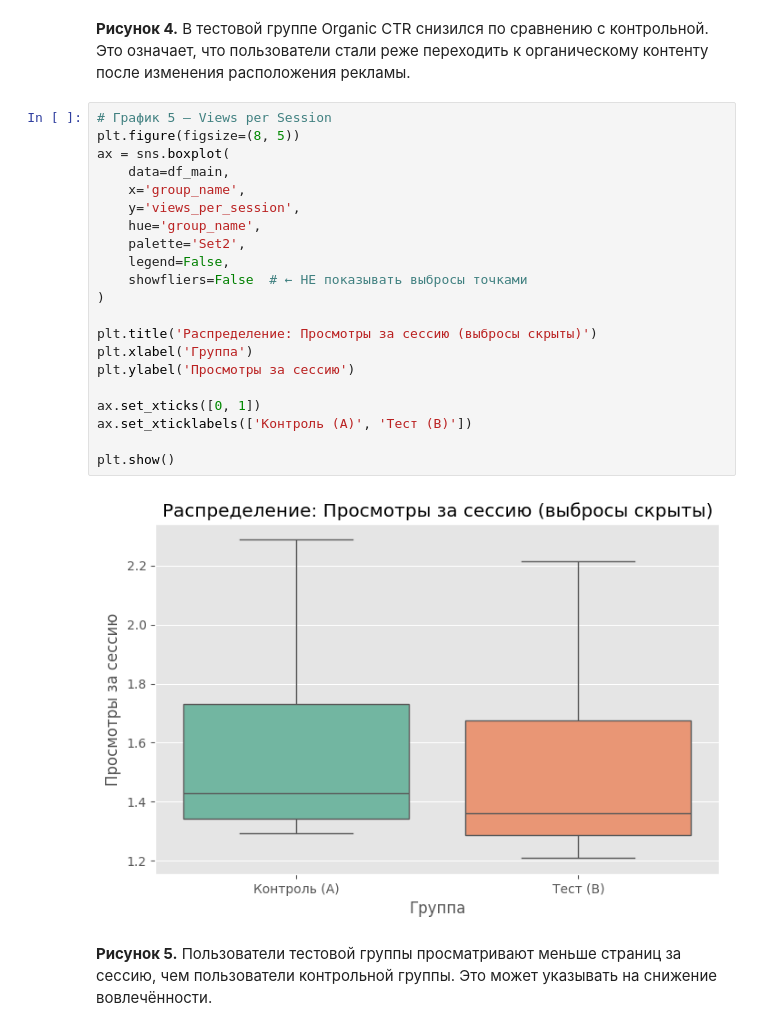
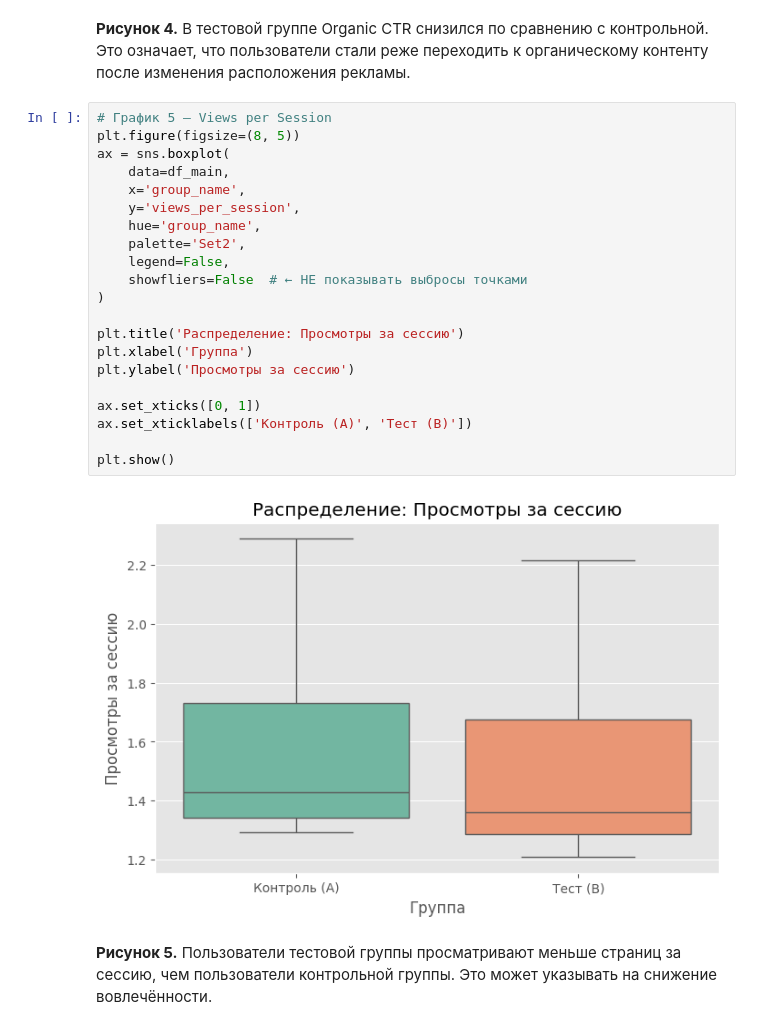
Before and after one commit to ArinaKrasotina/data-analysis, a Jupyter notebook: AB testing/AB test.ipynb, the cells around one changed output. Drawn from its saved outputs; the diff is of its cells as text.

```diff
--- a/AB testing/AB test.ipynb
+++ b/AB testing/AB test.ipynb
@@ -452,26 +523,26 @@ plt.show()
 # %%
 # График 5 — Views per Session
 plt.figure(figsize=(8, 5))
 ax = sns.boxplot(
     data=df_main,
     x='group_name',
     y='views_per_session',
     hue='group_name',
     palette='Set2',
     legend=False,
     showfliers=False  # ← НЕ показывать выбросы точками
 )
 
-plt.title('Распределение: Просмотры за сессию (выбросы скрыты)')
+plt.title('Распределение: Просмотры за сессию')
 plt.xlabel('Группа')
 plt.ylabel('Просмотры за сессию')
 
 ax.set_xticks([0, 1])
 ax.set_xticklabels(['Контроль (A)', 'Тест (B)'])
 
 plt.show()
 # %% [output]
-[figure, old version]
+[figure, new version]
 # %% [markdown]
 **Рисунок 5.** Пользователи тестовой группы просматривают меньше страниц за сессию, чем пользователи контрольной группы. Это может указывать на снижение вовлечённости.
 # %%
```
Also changed, not shown: parts of 46 cells of this notebook, 11 other files.
